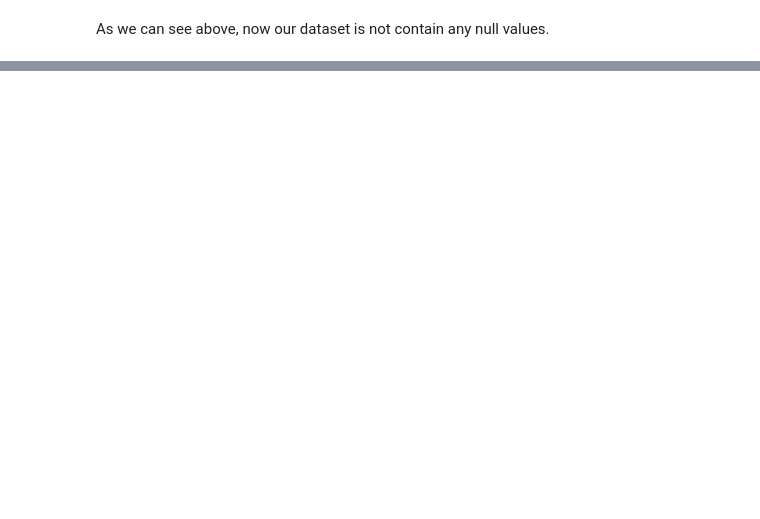
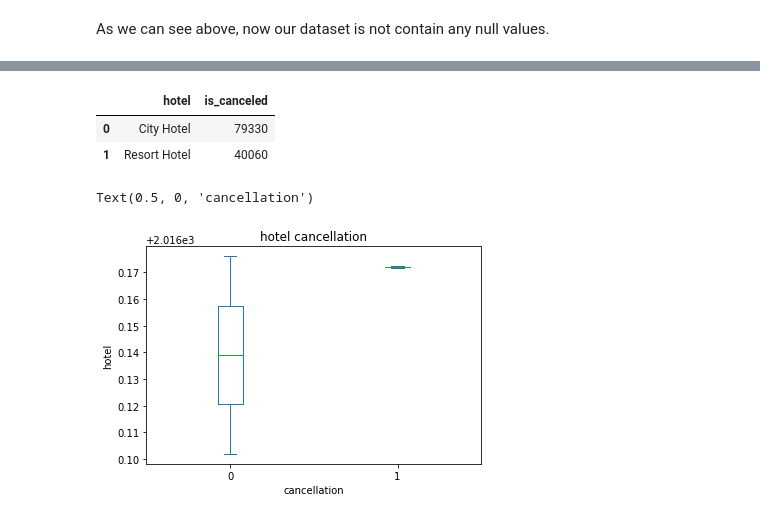
Before and after one commit to meghaadhapure/Hotel_Booking_Analysis, a Jupyter notebook: Hotel_Booking_Analysis_Capstone_Project.ipynb, the cells around one changed output, grey strips where cells are left out. Cells and saved outputs as stored; diff of their text form; code cells hidden in the pictures; blank space fills up the shorter version.

```diff
--- a/Hotel_Booking_Analysis_Capstone_Project.ipynb
+++ b/Hotel_Booking_Analysis_Capstone_Project.ipynb
@@ -266,0 +499,17 @@ As we can see above, now our dataset is not contain any null values.
+# %%
+#Get the table which display hotel and number of canceled reservation
+hotel_type_wise = hotel_booking_df.groupby(['hotel'])['is_canceled'].count().reset_index()
+hotel_type_wise
+# %% [output]
+|  | hotel | is_canceled |
+| 0 | City Hotel | 79330 |
+| 1 | Resort Hotel | 40060 |
+# %%
+
+hotel_booking_df.groupby(['hotel', 'is_canceled'])['arrival_date_year'].mean().unstack().plot(kind="box")
+plt.title('hotel cancellation')
+plt.ylabel('hotel')
+plt.xlabel('cancellation')
+# %% [output]
+Text(0.5, 0, 'cancellation')
+[figure, added]
```
Also changed, not shown: parts of 38 cells of this notebook.
